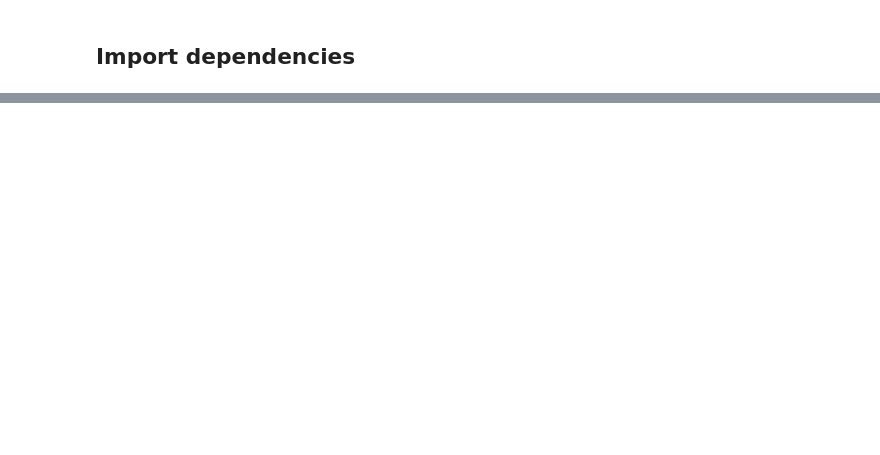
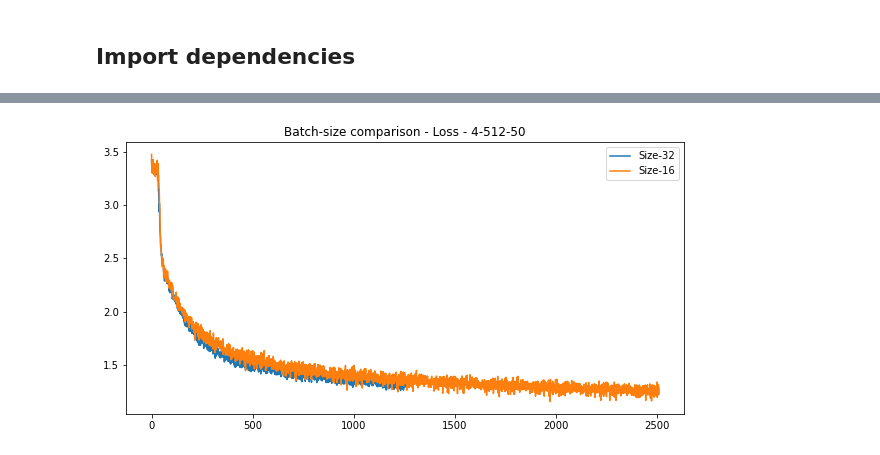
Before and after one commit to LornartheBreton/robo_shakespeare, a Jupyter notebook: spanish/tragedias-shakespeare/model_train.ipynb, the cells around one changed output, grey strips where cells are left out. Saved outputs shown, nothing was run; the diff lists cells and outputs as text; code cells hidden in the pictures; blank space fills up the shorter version.

```diff
--- a/spanish/tragedias-shakespeare/model_train.ipynb
+++ b/spanish/tragedias-shakespeare/model_train.ipynb
@@ -104,0 +374,9 @@ No GPU available, training on CPU; consider making n_epochs very small.
+# %%
+plt.figure(figsize=(10, 5))
+plt.title('Batch-size comparison - Loss - 4-512-50')
+plt.plot(val_loss_32,label = 'Size-32')
+plt.plot(val_loss_16,label = 'Size-16')
+plt.legend()
+plt.show()
+# %% [output]
+[figure, added]
```
Also changed, not shown: parts of 21 cells of this notebook, 18 other files.
